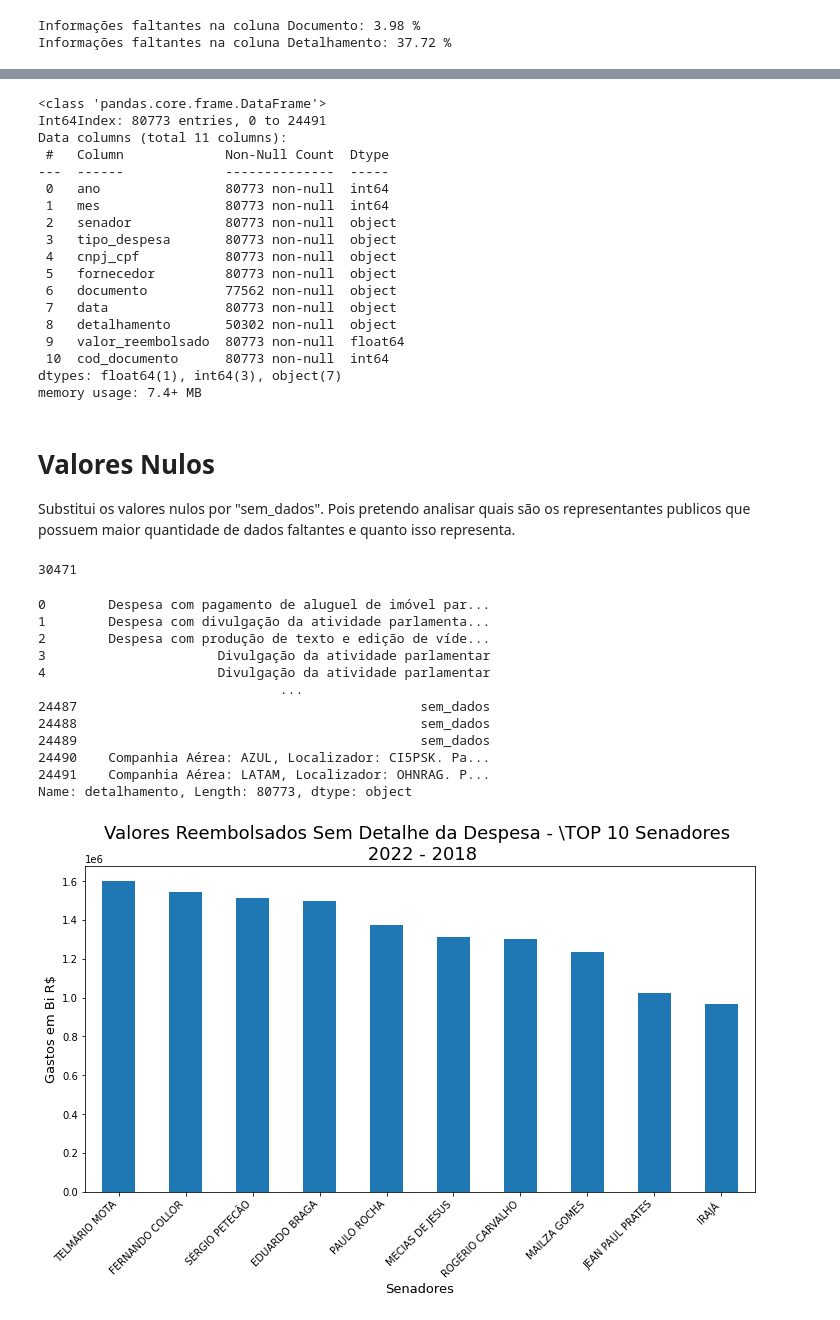
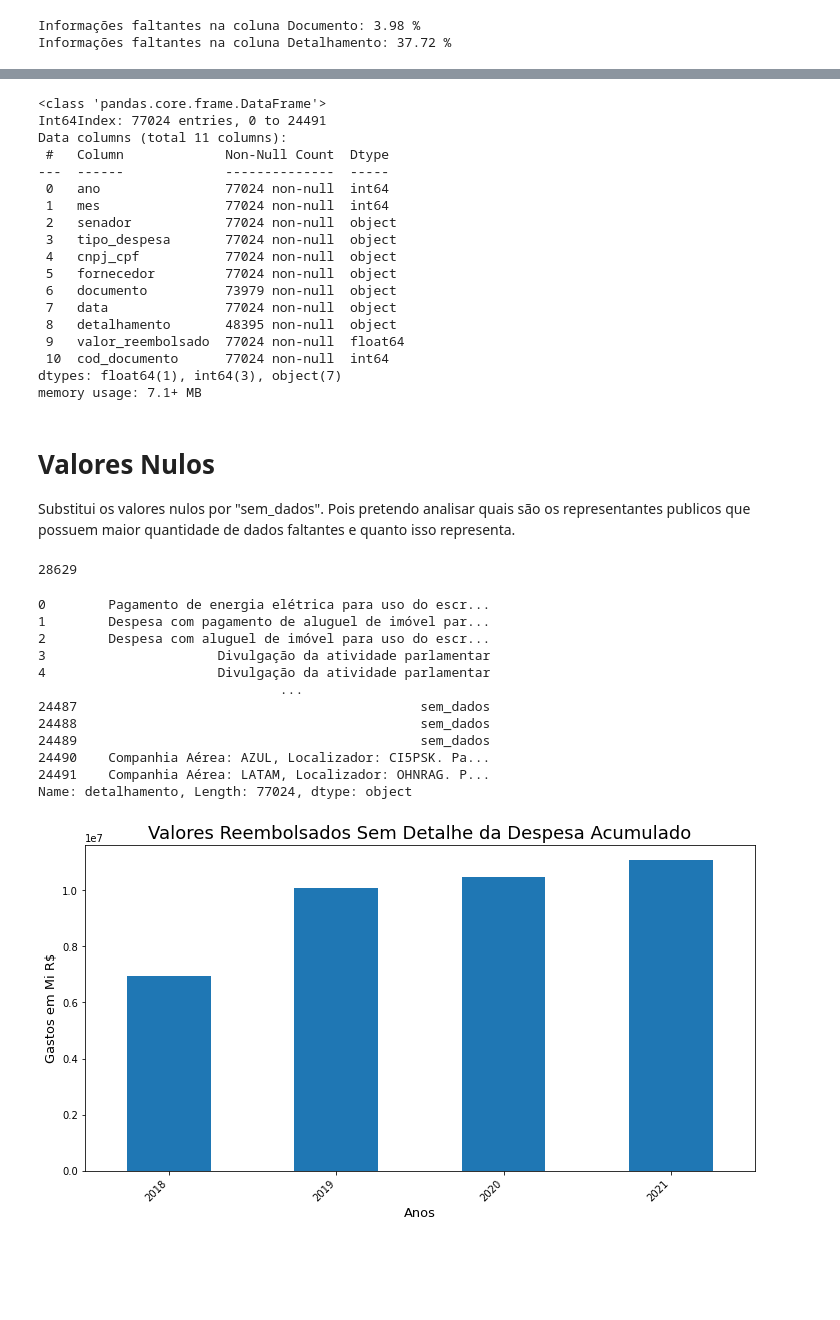
Before and after one commit to rodrigo-fernandes092/ProjetoGamaBusca, a Jupyter notebook: Despesas_Ceaps_2022_2018.ipynb, the cells around one changed output, grey strips where cells are left out. Drawn from its saved outputs; the diff is of its cells as text; code cells hidden in the pictures; blank space fills up the shorter version.

```diff
--- a/Despesas_Ceaps_2022_2018.ipynb
+++ b/Despesas_Ceaps_2022_2018.ipynb
@@ -131,7 +122,7 @@ memory usage: 2.1+ MB
 
 Após confirmar que as bases de dados estão no mesmo padrão. Unifiquei elas em um mesmo DataFrame, facilitando a transformação e limpeza de dados.
 # %%
-ceaps_total=[ceaps_22,ceaps_21,ceaps_20,ceaps_19,ceaps_18]
+ceaps_total=[ceaps_21,ceaps_20,ceaps_19,ceaps_18]
 
 ceaps = pd.concat(ceaps_total)
 
@@ -215,23 +205,23 @@ ceaps['valor_reembolsado']=  ceaps.valor_reembolsado.astype('float64',copy=False
 ceaps.info()
 # %% [output]
 <class 'pandas.core.frame.DataFrame'>
-Int64Index: 80773 entries, 0 to 24491
+Int64Index: 77024 entries, 0 to 24491
 Data columns (total 11 columns):
  #   Column             Non-Null Count  Dtype
 ---  ------             --------------  -----
- 0   ano                80773 non-null  int64
- 1   mes                80773 non-null  int64
- 2   senador            80773 non-null  object
- 3   tipo_despesa       80773 non-null  object
- 4   cnpj_cpf           80773 non-null  object
- 5   fornecedor         80773 non-null  object
- 6   documento          77562 non-null  object
- 7   data               80773 non-null  object
- 8   detalhamento       50302 non-null  object
- 9   valor_reembolsado  80773 non-null  float64
- 10  cod_documento      80773 non-null  int64
+ 0   ano                77024 non-null  int64
+ 1   mes                77024 non-null  int64
+ 2   senador            77024 non-null  object
+ 3   tipo_despesa       77024 non-null  object
+ 4   cnpj_cpf           77024 non-null  object
+ 5   fornecedor         77024 non-null  object
+ 6   documento          73979 non-null  object
+ 7   data               77024 non-null  object
+ 8   detalhamento       48395 non-null  object
+ 9   valor_reembolsado  77024 non-null  float64
+ 10  cod_documento      77024 non-null  int64
 dtypes: float64(1), int64(3), object(7)
-memory usage: 7.4+ MB
+memory usage: 7.1+ MB
 # %% [markdown]
 # Valores Nulos
 
@@ -240,13 +230,13 @@ Substitui os valores nulos por "sem_dados". Pois pretendo analisar quais são os
 ceaps['detalhamento'] = ceaps.detalhamento.replace(np.nan,'sem_dados')
 ceaps[ceaps.detalhamento=='sem_dados'].detalhamento.count()
 # %% [output]
-30471
+28629
 # %%
 ceaps.detalhamento
 # %% [output]
-0        Despesa com pagamento de aluguel de imóvel par...
-1        Despesa com divulgação da atividade parlamenta...
-2        Despesa com produção de texto e edição de víde...
+0        Pagamento de energia elétrica para uso do escr...
+1        Despesa com pagamento de aluguel de imóvel par...
+2        Despesa com aluguel de imóvel para uso do escr...
 3                      Divulgação da atividade parlamentar
 4                      Divulgação da atividade parlamentar
                                ...
@@ -255,16 +245,16 @@ ceaps.detalhamento
 24489                                            sem_dados
 24490    Companhia Aérea: AZUL, Localizador: CI5PSK. Pa...
 24491    Companhia Aérea: LATAM, Localizador: OHNRAG. P...
-Name: detalhamento, Length: 80773, dtype: object
+Name: detalhamento, Length: 77024, dtype: object
 # %%
 
 plt.figure(figsize=(12,6))
 ceaps[ceaps.detalhamento == 'sem_dados']\
-.groupby(by=('senador'))['valor_reembolsado']\
-.sum().sort_values(ascending=False).head(10).plot.bar()
+.groupby(by=('ano'))['valor_reembolsado']\
+.sum().plot.bar()
 plt.xticks(rotation=45,ha='right');
-plt.ylabel('Gastos em Bi R$',size=13)
-plt.xlabel('Senadores',size=13)
-plt.title('Valores Reembolsados Sem Detalhe da Despesa - \TOP 10 Senadores \n 2022 - 2018', size=18);
+plt.ylabel('Gastos em mi R$',size=13)
+plt.xlabel('Anos',size=13)
+plt.title('Valores Reembolsados Sem Detalhe da Despesa Acumulado', size=18);
 # %% [output]
-[figure, old version]
+[figure, new version]
```
Also changed, not shown: parts of 10 cells of this notebook.
